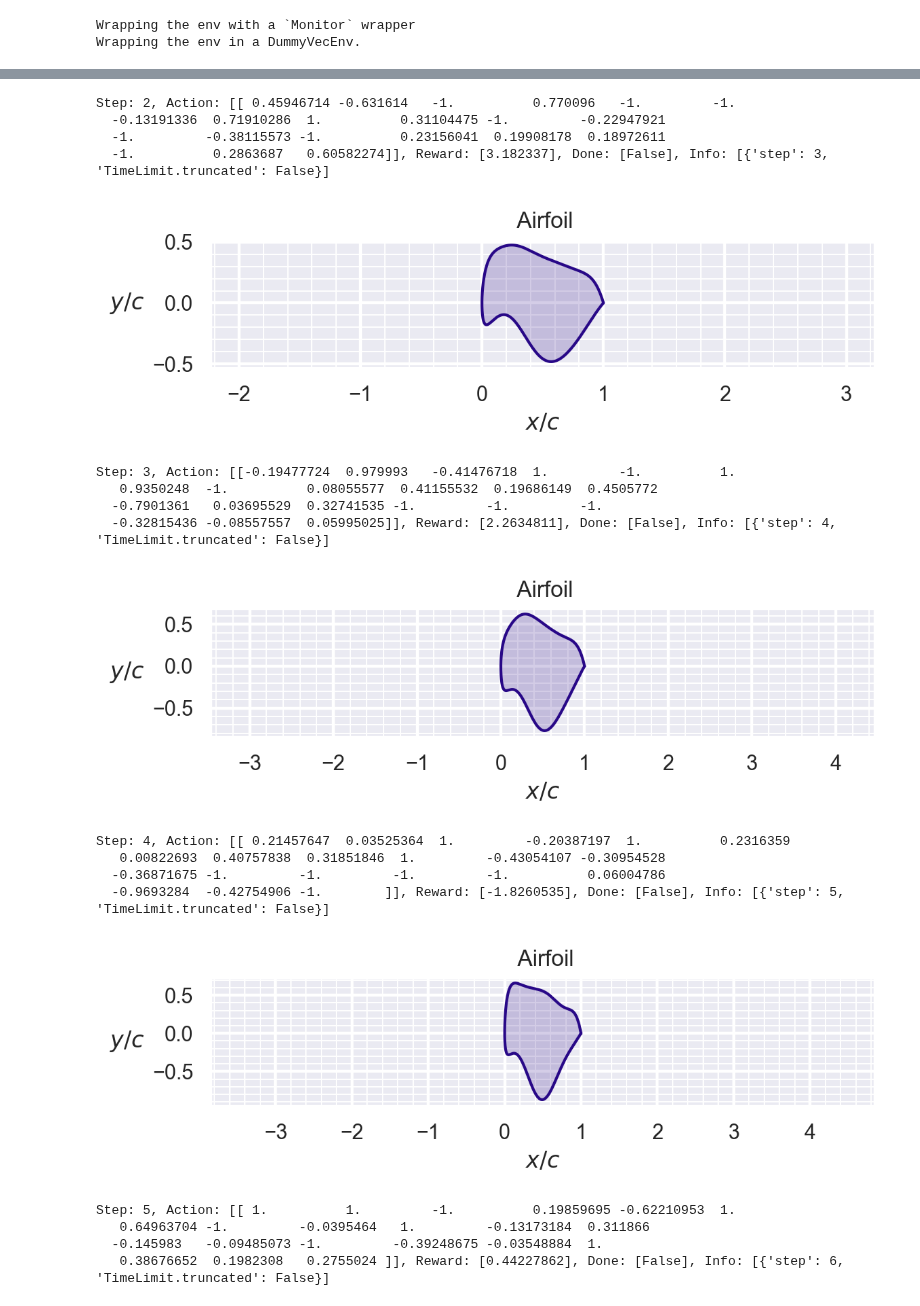
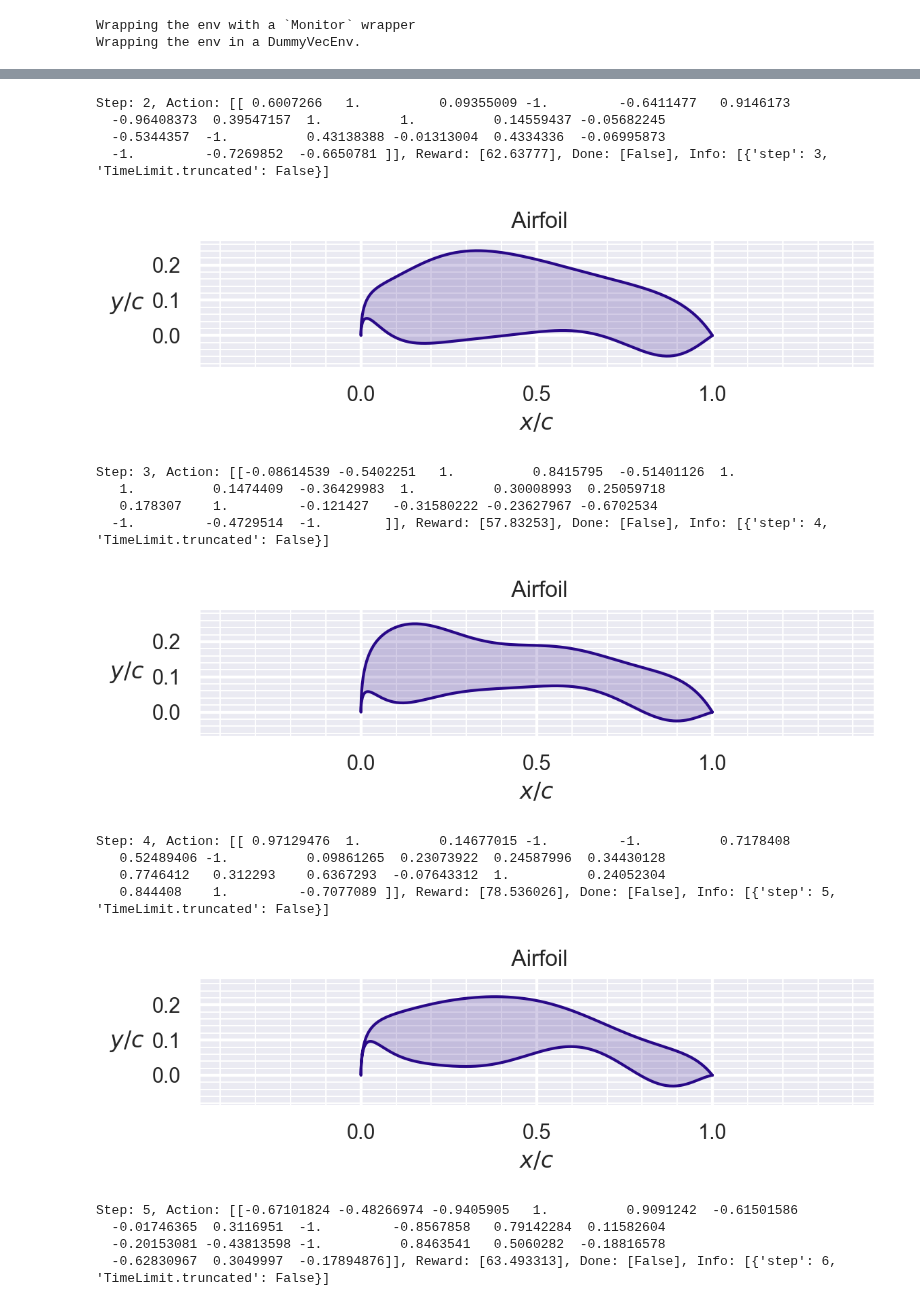
Before and after one commit to DRL-Geometry-Optimization/DRLFoil, a Jupyter notebook: main.ipynb, the cells around one changed output, grey strips where cells are left out. Cells and saved outputs as stored; diff of their text form; code cells hidden in the pictures.

Commit message:
Trained new models

```diff
--- a/main.ipynb
+++ b/main.ipynb
@@ -6,8 +6,8 @@ import numpy as np
 from stable_baselines3 import PPO
 from stable_baselines3.common.evaluation import evaluate_policy
 # %%
-env = gym.make('AirfoilEnv-v0', n_params=10, max_steps=20)
-model = PPO.load("TestModel_14042024_2_scaled_04", env=env)
+env = gym.make('AirfoilEnv-v0', n_params=10, max_steps=10, scale_actions = 0.4, airfoil_seed = [0.1*np.ones(10), -0.1*np.ones(10), 0.0])
+model = PPO.load("TestModel_14042024_4_seedairfoil_net128", env=env)
 # %% [output]
 Wrapping the env with a `Monitor` wrapper
 Wrapping the env in a DummyVecEnv.
@@ -22,7 +22,7 @@ print(f"mean_reward:{mean_reward:.2f} +/- {std_reward:.2f}")
 # Enjoy trained agent
 vec_env = model.get_env()
 obs = vec_env.reset()
-for i in range(20):
+for i in range(10):
     action, _states = model.predict(obs, deterministic=False)
     obs, rewards, dones, info = vec_env.step(action)
     print(f"Step: {i}, Action: {action}, Reward: {rewards}, Done: {dones}, Info: {info}")
@@ -42,19 +42,19 @@ Step: 1, Action: [[-0.23093969 -0.31740892  1.          1.          0.9596639
-Step: 2, Action: [[ 0.45946714 -0.631614   -1.          0.770096   -1.         -1.
-  -0.13191336  0.71910286  1.          0.31104475 -1.         -0.22947921
-  -1.         -0.38115573 -1.          0.23156041  0.19908178  0.18972611
-  -1.          0.2863687   0.60582274]], Reward: [3.182337], Done: [False], Info: [{'step': 3, 'TimeLimit.truncated': False}]
+Step: 2, Action: [[ 0.6007266   1.          0.09355009 -1.         -0.6411477   0.9146173
+  -0.96408373  0.39547157  1.          1.          0.14559437 -0.05682245
+  -0.5344357  -1.          0.43138388 -0.01313004  0.4334336  -0.06995873
+  -1.         -0.7269852  -0.6650781 ]], Reward: [62.63777], Done: [False], Info: [{'step': 3, 'TimeLimit.truncated': False}]
-[figure, old version]
+[figure, new version]
-Step: 3, Action: [[-0.19477724  0.979993   -0.41476718  1.         -1.          1.
-   0.9350248  -1.          0.08055577  0.41155532  0.19686149  0.4505772
-  -0.7901361   0.03695529  0.32741535 -1.         -1.         -1.
-  -0.32815436 -0.08557557  0.05995025]], Reward: [2.2634811], Done: [False], Info: [{'step': 4, 'TimeLimit.truncated': False}]
+Step: 3, Action: [[-0.08614539 -0.5402251   1.          0.8415795  -0.51401126  1.
+   1.          0.1474409  -0.36429983  1.          0.30008993  0.25059718
+   0.178307    1.         -0.121427   -0.31580222 -0.23627967 -0.6702534
+  -1.         -0.4729514  -1.        ]], Reward: [57.83253], Done: [False], Info: [{'step': 4, 'TimeLimit.truncated': False}]
-[figure, old version]
+[figure, new version]
-Step: 4, Action: [[ 0.21457647  0.03525364  1.         -0.20387197  1.          0.2316359
-   0.00822693  0.40757838  0.31851846  1.         -0.43054107 -0.30954528
-  -0.36871675 -1.         -1.         -1.         -1.          0.06004786
-  -0.9693284  -0.42754906 -1.        ]], Reward: [-1.8260535], Done: [False], Info: [{'step': 5, 'TimeLimit.truncated': False}]
+Step: 4, Action: [[ 0.97129476  1.          0.14677015 -1.         -1.          0.7178408
+   0.52489406 -1.          0.09861265  0.23073922  0.24587996  0.34430128
+   0.7746412   0.312293    0.6367293  -0.07643312  1.          0.24052304
+   0.844408    1.         -0.7077089 ]], Reward: [78.536026], Done: [False], Info: [{'step': 5, 'TimeLimit.truncated': False}]
-[figure, old version]
+[figure, new version]
-Step: 5, Action: [[ 1.          1.         -1.          0.19859695 -0.62210953  1.
-   0.64963704 -1.         -0.0395464   1.         -0.13173184  0.311866
-  -0.145983   -0.09485073 -1.         -0.39248675 -0.03548884  1.
-   0.38676652  0.1982308   0.2755024 ]], Reward: [0.44227862], Done: [False], Info: [{'step': 6, 'TimeLimit.truncated': False}]
+Step: 5, Action: [[-0.67101824 -0.48266974 -0.9405905   1.          0.9091242  -0.61501586
+  -0.01746365  0.3116951  -1.         -0.8567858   0.79142284  0.11582604
+  -0.20153081 -0.43813598 -1.          0.8463541   0.5060282  -0.18816578
+  -0.62830967  0.3049997  -0.17894876]], Reward: [63.493313], Done: [False], Info: [{'step': 6, 'TimeLimit.truncated': False}]
```
Also changed, not shown: parts of 1 cell of this notebook, 3 other files.
